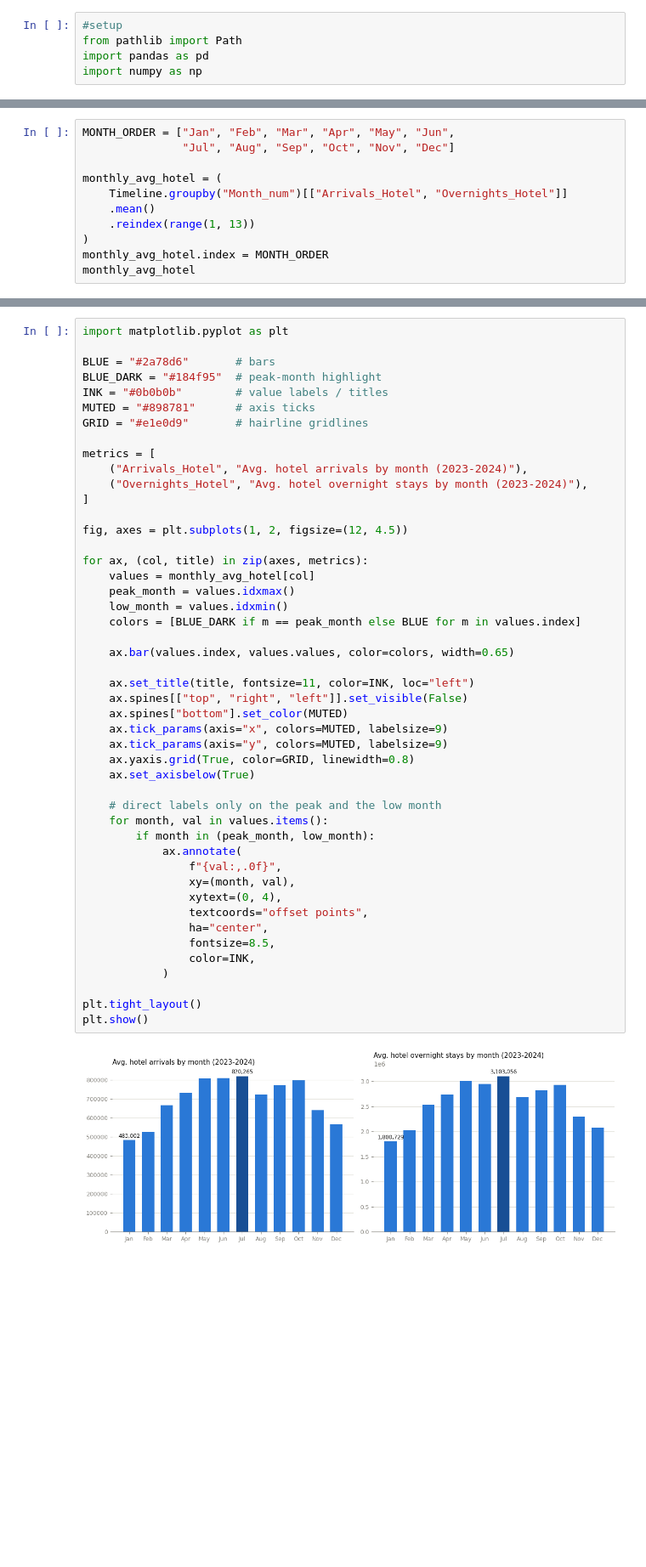
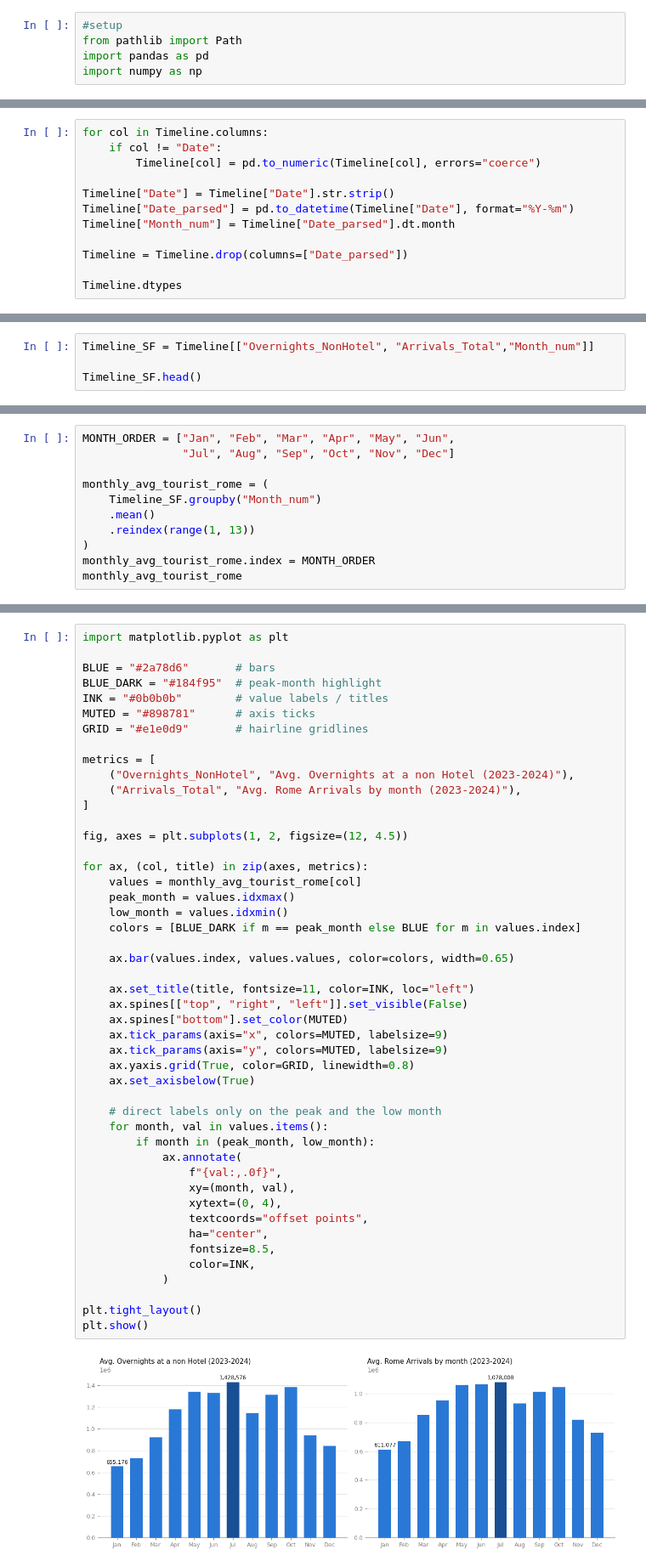
Before and after one commit to aantoo-cr/airbnb-rome-analysis, a Jupyter notebook: notebooks/04_time_analysis.ipynb, the cells around one changed output, grey strips where cells are left out. Shown at 85% size. Cells and saved outputs as stored; diff of their text form; blank space fills up the shorter version.

```diff
--- a/notebooks/04_time_analysis.ipynb
+++ b/notebooks/04_time_analysis.ipynb
@@ -76,0 +75,12 @@ dtype: object
+# %%
+for col in Timeline.columns:
+    if col != "Date":
+        Timeline[col] = pd.to_numeric(Timeline[col], errors="coerce")
+
+Timeline["Date"] = Timeline["Date"].str.strip()
+Timeline["Date_parsed"] = pd.to_datetime(Timeline["Date"], format="%Y-%m")
+Timeline["Month_num"] = Timeline["Date_parsed"].dt.month
+
+Timeline = Timeline.drop(columns=["Date_parsed"])
+
+Timeline.dtypes
@@ -76,0 +118,4 @@ dtype: object
+# %%
+Timeline_SF = Timeline[["Overnights_NonHotel", "Arrivals_Total","Month_num"]]
+
+Timeline_SF.head()
@@ -78,11 +134,11 @@ dtype: object
 MONTH_ORDER = ["Jan", "Feb", "Mar", "Apr", "May", "Jun",
                "Jul", "Aug", "Sep", "Oct", "Nov", "Dec"]
 
-monthly_avg_hotel = (
-    Timeline.groupby("Month_num")[["Arrivals_Hotel", "Overnights_Hotel"]]
+monthly_avg_tourist_rome = (
+    Timeline_SF.groupby("Month_num")
     .mean()
     .reindex(range(1, 13))
 )
-monthly_avg_hotel.index = MONTH_ORDER
-monthly_avg_hotel
+monthly_avg_tourist_rome.index = MONTH_ORDER
+monthly_avg_tourist_rome
 # %% [output]
@@ -109,43 +169,43 @@ MUTED = "#898781"      # axis ticks
 GRID = "#e1e0d9"       # hairline gridlines
 
 metrics = [
-    ("Arrivals_Hotel", "Avg. hotel arrivals by month (2023-2024)"),
-    ("Overnights_Hotel", "Avg. hotel overnight stays by month (2023-2024)"),
+    ("Overnights_NonHotel", "Avg. Overnights at a non Hotel (2023-2024)"),
+    ("Arrivals_Total", "Avg. Rome Arrivals by month (2023-2024)"),
 ]
 
 fig, axes = plt.subplots(1, 2, figsize=(12, 4.5))
 
 for ax, (col, title) in zip(axes, metrics):
-    values = monthly_avg_hotel[col]
+    values = monthly_avg_tourist_rome[col]
     peak_month = values.idxmax()
     low_month = values.idxmin()
     colors = [BLUE_DARK if m == peak_month else BLUE for m in values.index]
 
     ax.bar(values.index, values.values, color=colors, width=0.65)
 
     ax.set_title(title, fontsize=11, color=INK, loc="left")
     ax.spines[["top", "right", "left"]].set_visible(False)
     ax.spines["bottom"].set_color(MUTED)
     ax.tick_params(axis="x", colors=MUTED, labelsize=9)
     ax.tick_params(axis="y", colors=MUTED, labelsize=9)
     ax.yaxis.grid(True, color=GRID, linewidth=0.8)
     ax.set_axisbelow(True)
 
     # direct labels only on the peak and the low month
     for month, val in values.items():
         if month in (peak_month, low_month):
             ax.annotate(
                 f"{val:,.0f}",
                 xy=(month, val),
                 xytext=(0, 4),
                 textcoords="offset points",
                 ha="center",
                 fontsize=8.5,
                 color=INK,
             )
 
 plt.tight_layout()
 plt.show()
 # %% [output]
-[figure, old version]
+[figure, new version]
 # %% [markdown]
```
Also changed, not shown: parts of 31 cells of this notebook, 6 other files.
